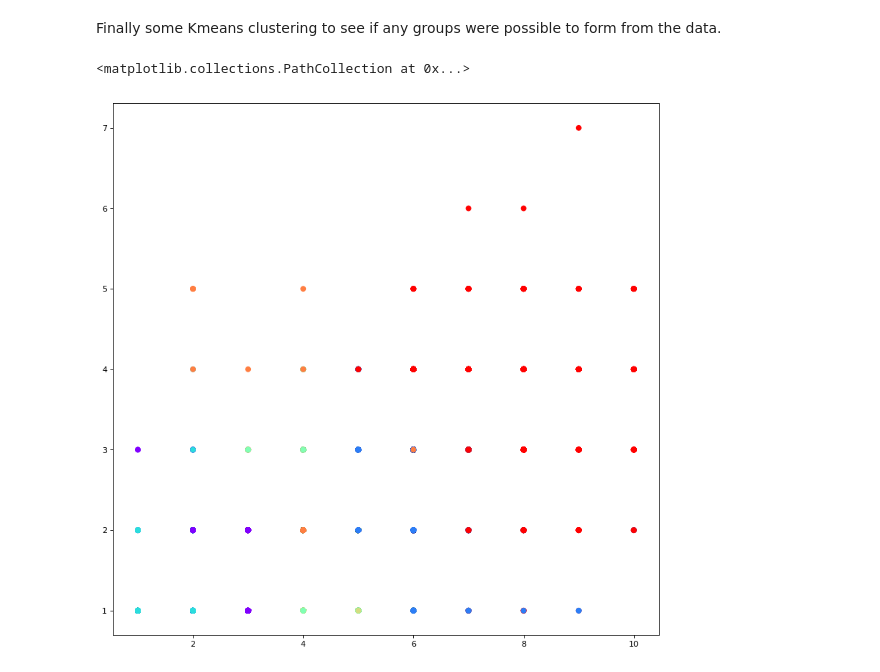
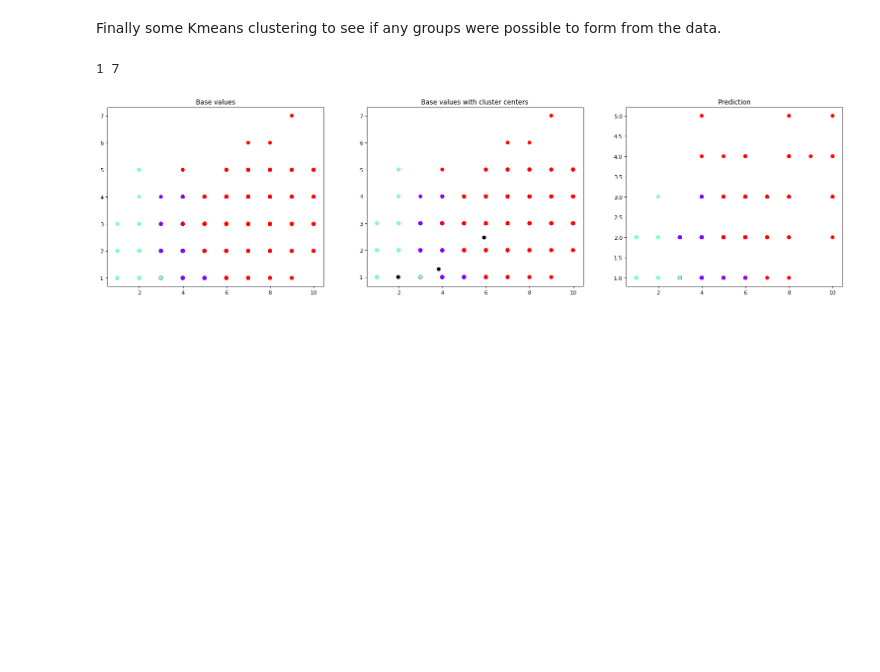
Before and after one commit to Rutle/jodatut-ht, a Jupyter notebook: jodatutHT.ipynb, the cells around one changed output. Saved outputs shown, nothing was run; the diff lists cells and outputs as text; code cells hidden in the pictures; blank space fills up the shorter version.

Commit message:
Minor additions such as 3D plotly figure for clustering.

```diff
--- a/jodatutHT.ipynb
+++ b/jodatutHT.ipynb
@@ -536,20 +586,29 @@ Finally some Kmeans clustering to see if any groups were possible to form from t
 # %%
 from sklearn.cluster import KMeans
 
-df_train = df_wo_rt.drop('price', axis=1).iloc[:(len(df_wo_rt)-3000)]
-df_test = df_wo_rt.drop('price', axis=1).iloc[(len(df_wo_rt)-3000):]
+df_train = comp_df.drop('price', axis=1).iloc[:(len(df_wo_rt)-3000)]
+df_test = comp_df.drop('price', axis=1).iloc[(len(df_wo_rt)-3000):]
 df_train_mat = df_train.as_matrix(columns=['accommodates', 'bedrooms', 'beds'])
 df_test_mat = df_test.as_matrix(columns=['accommodates', 'bedrooms', 'beds'])
-kmeans = KMeans(n_clusters=7)
+kmeans = KMeans(n_clusters=3)
 kmeans.fit(df_train_mat)
-
-#labels = kmeans.labels_
+print(df_train.bedrooms.min(), df_train.bedrooms.max())
 # Format results as a DataFrame
 predict = kmeans.predict(df_test_mat)
-kmeans.cluster_centers_,
-kmeans.labels_
-plt.figure(figsize=(12, 12), dpi= 80, facecolor='w', edgecolor='k')
+
+plt.figure(figsize=(24, 6), dpi= 80, facecolor='w', edgecolor='k')
+plt.subplot(1, 3, 1)
+plt.gca().set_title('Base values')
 plt.scatter(df_train.iloc[:,0].values, df_train.iloc[:,1].values, c=kmeans.labels_, cmap='rainbow')
+plt.subplot(1, 3, 2)
+plt.gca().set_title('Base values with cluster centers')
+plt.scatter(df_train.iloc[:,0].values, df_train.iloc[:,1].values, c=kmeans.labels_, cmap='rainbow')
+plt.scatter(kmeans.cluster_centers_[:,0] ,kmeans.cluster_centers_[:,1], color='black')
+plt.subplot(1, 3, 3)
+plt.gca().set_title('Prediction')
+plt.scatter(df_test.iloc[:,0].values, df_test.iloc[:,1].values, c=predict, cmap='rainbow')
+
+plt.show()
 # %% [output]
-<matplotlib.collections.PathCollection at 0x...>
+1 7
-[figure, old version]
+[figure, new version]
```
Also changed, not shown: parts of 11 cells of this notebook.
